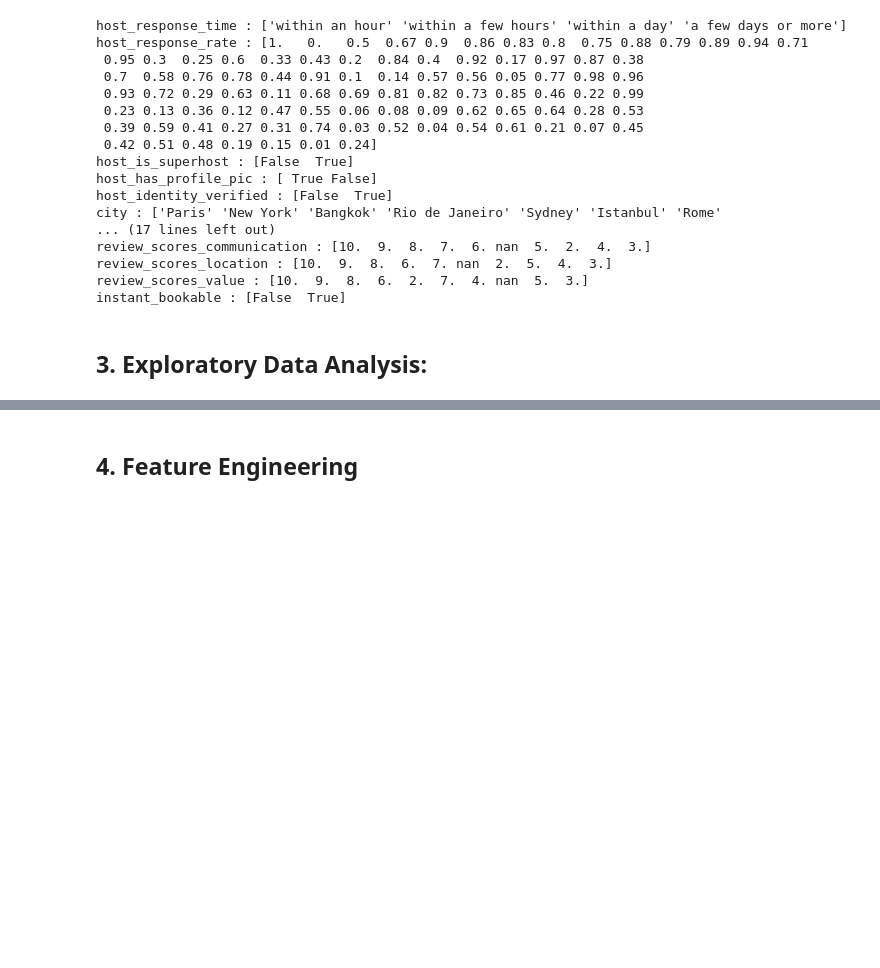
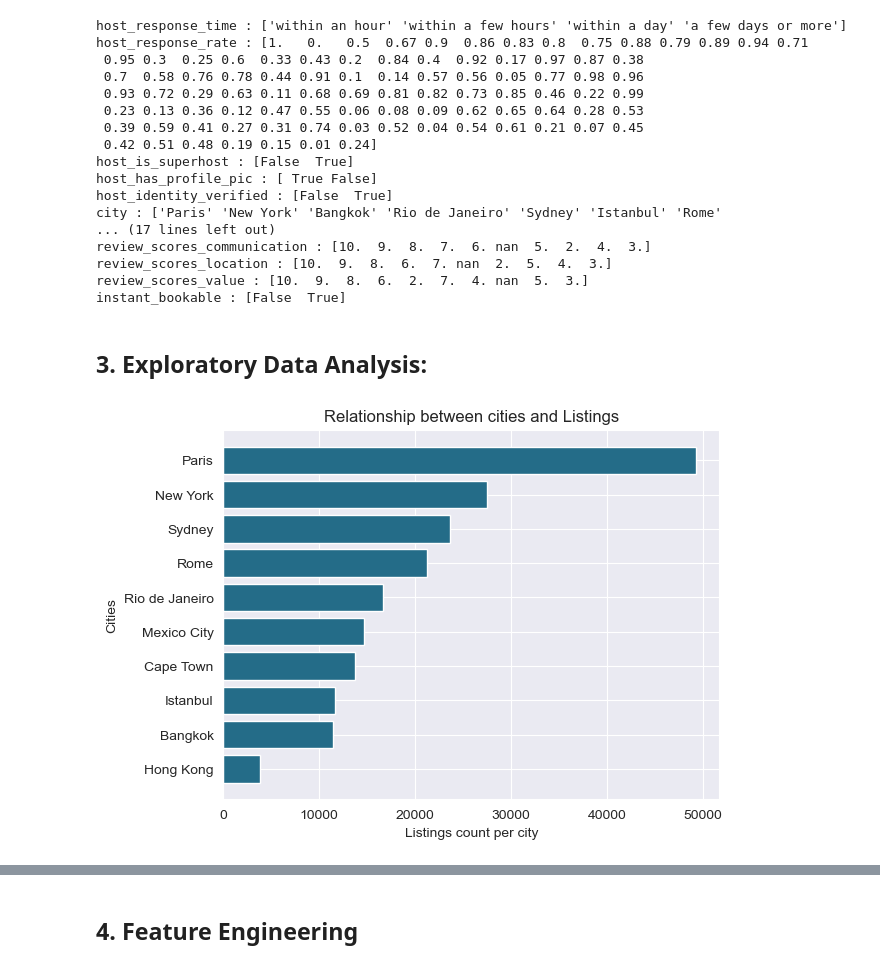
Before and after one commit to Adamixa/Airbnb_listing_analysis, a Jupyter notebook: Airbnb_analysis.ipynb, the cells around one changed output, grey strips where cells are left out. Drawn from its saved outputs; the diff is of its cells as text; code cells hidden in the pictures; blank space fills up the shorter version.

```diff
--- a/Airbnb_analysis.ipynb
+++ b/Airbnb_analysis.ipynb
@@ -240,0 +253,14 @@ instant_bookable : [False  True]
+# %%
+city_count = df.groupby('city')['city'].count().sort_values()
+
+# Create a bar chart with custom bar color
+plt.barh(city_count.index, city_count, color='#246C88')
+
+# Add labels and title
+plt.ylabel('Cities')
+plt.xlabel('Listings count per city')
+plt.title('Relationship between cities and Listings')
+
+plt.show()
+# %% [output]
+[figure, added]
```
Also changed, not shown: parts of 6 cells of this notebook.
